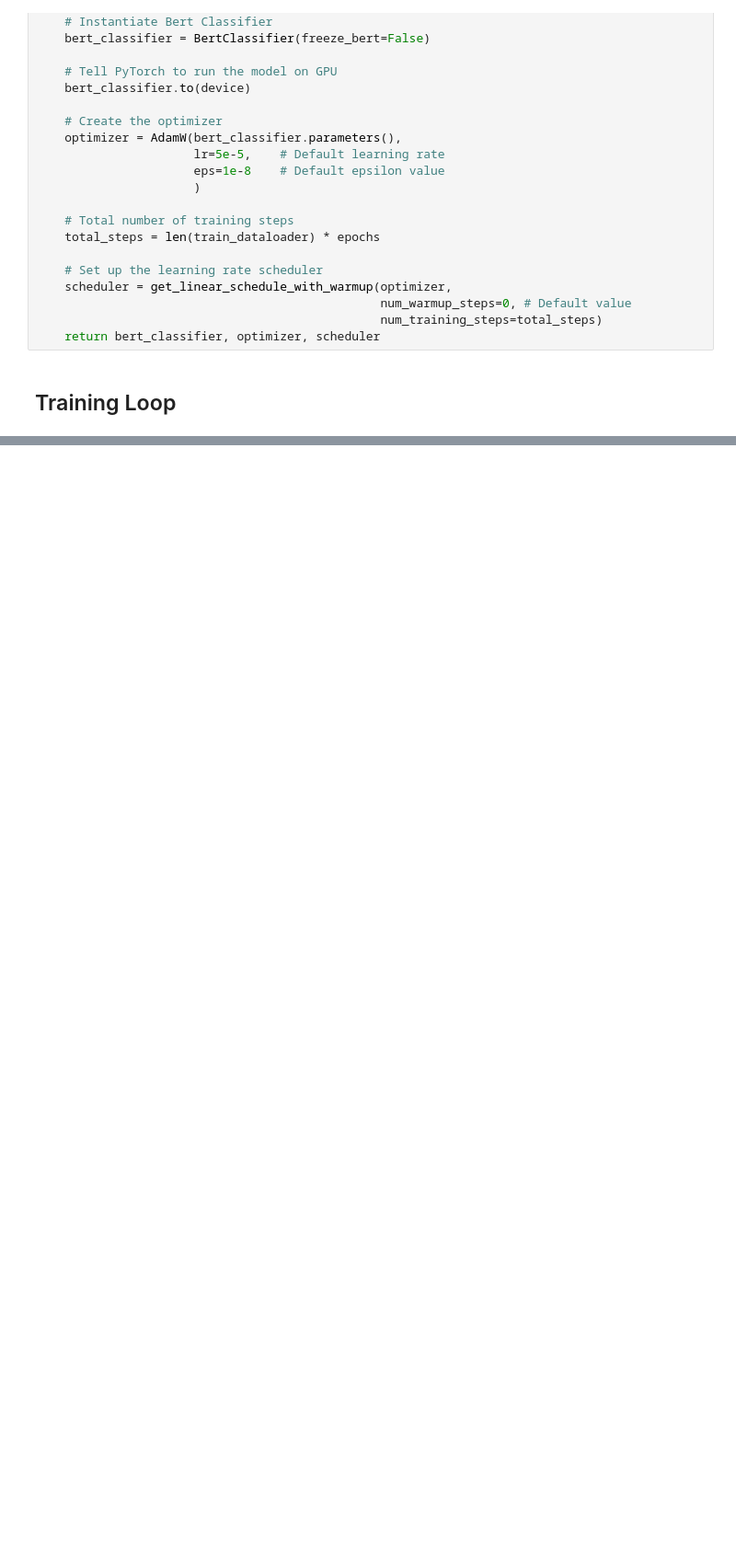
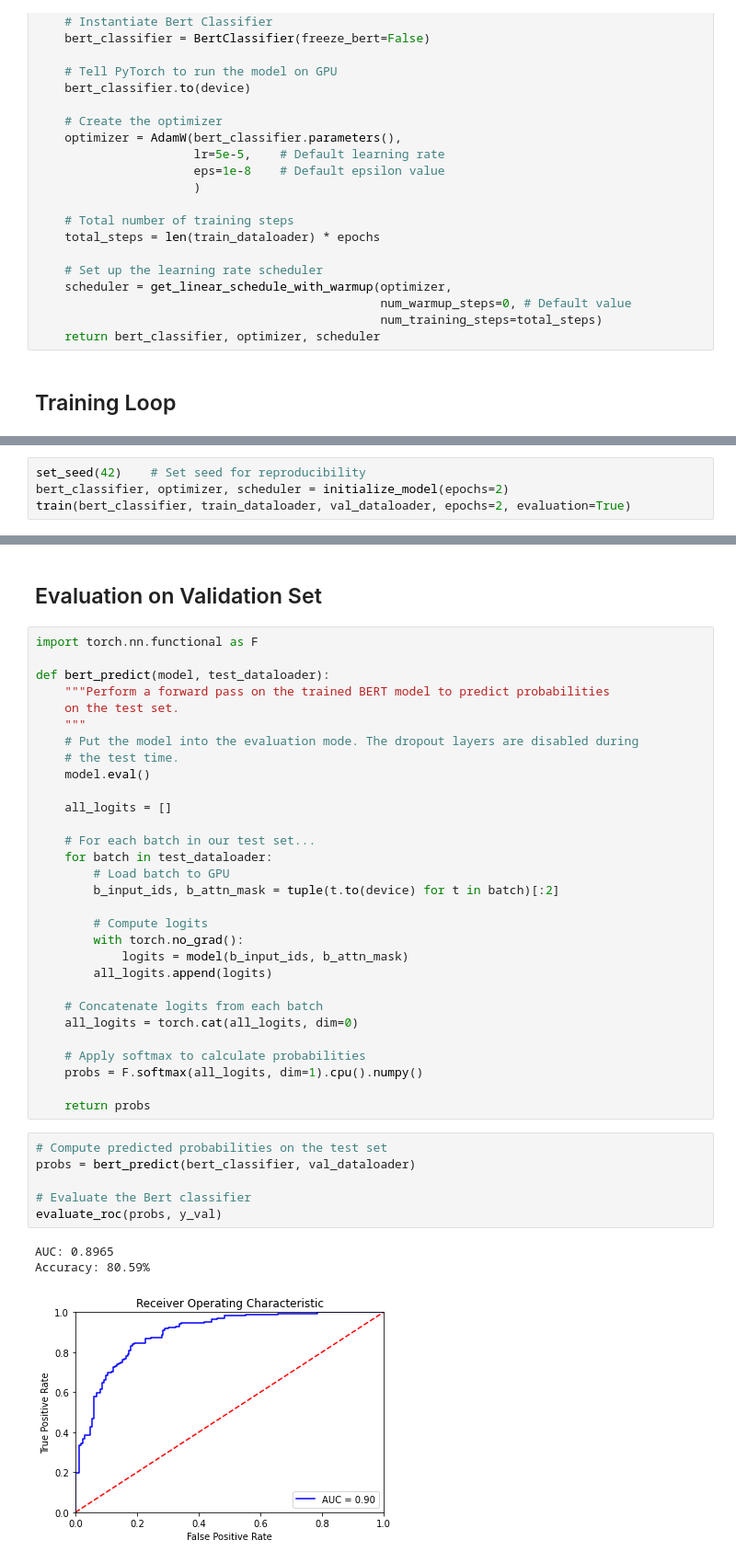
Before and after one commit to kluo9/NLP, a Jupyter notebook: Sentiment_Analysis_finetune_BERT.ipynb, the cells around one changed output, grey strips where cells are left out. Shown at 92% size. Saved outputs shown, nothing was run; the diff lists cells and outputs as text; blank space fills up the shorter version.

```diff
--- a/Sentiment_Analysis_finetune_BERT.ipynb
+++ b/Sentiment_Analysis_finetune_BERT.ipynb
@@ -481,0 +628,4 @@ def initialize_model(epochs=4):
+# %%
+set_seed(42)    # Set seed for reproducibility
+bert_classifier, optimizer, scheduler = initialize_model(epochs=2)
+train(bert_classifier, train_dataloader, val_dataloader, epochs=2, evaluation=True)
@@ -481,0 +653,42 @@ def initialize_model(epochs=4):
+# %% [markdown]
+## Evaluation on Validation Set
+# %%
+import torch.nn.functional as F
+
+def bert_predict(model, test_dataloader):
+    """Perform a forward pass on the trained BERT model to predict probabilities
+    on the test set.
+    """
+    # Put the model into the evaluation mode. The dropout layers are disabled during
+    # the test time.
+    model.eval()
+
+    all_logits = []
+
+    # For each batch in our test set...
+    for batch in test_dataloader:
+        # Load batch to GPU
+        b_input_ids, b_attn_mask = tuple(t.to(device) for t in batch)[:2]
+
+        # Compute logits
+        with torch.no_grad():
+            logits = model(b_input_ids, b_attn_mask)
+        all_logits.append(logits)
+
+    # Concatenate logits from each batch
+    all_logits = torch.cat(all_logits, dim=0)
+
+    # Apply softmax to calculate probabilities
+    probs = F.softmax(all_logits, dim=1).cpu().numpy()
+
+    return probs
+# %%
+# Compute predicted probabilities on the test set
+probs = bert_predict(bert_classifier, val_dataloader)
+
+# Evaluate the Bert classifier
+evaluate_roc(probs, y_val)
+# %% [output]
+AUC: 0.8965
+Accuracy: 80.59%
+[figure, added]
```
Also changed, not shown: parts of 4 cells of this notebook.
